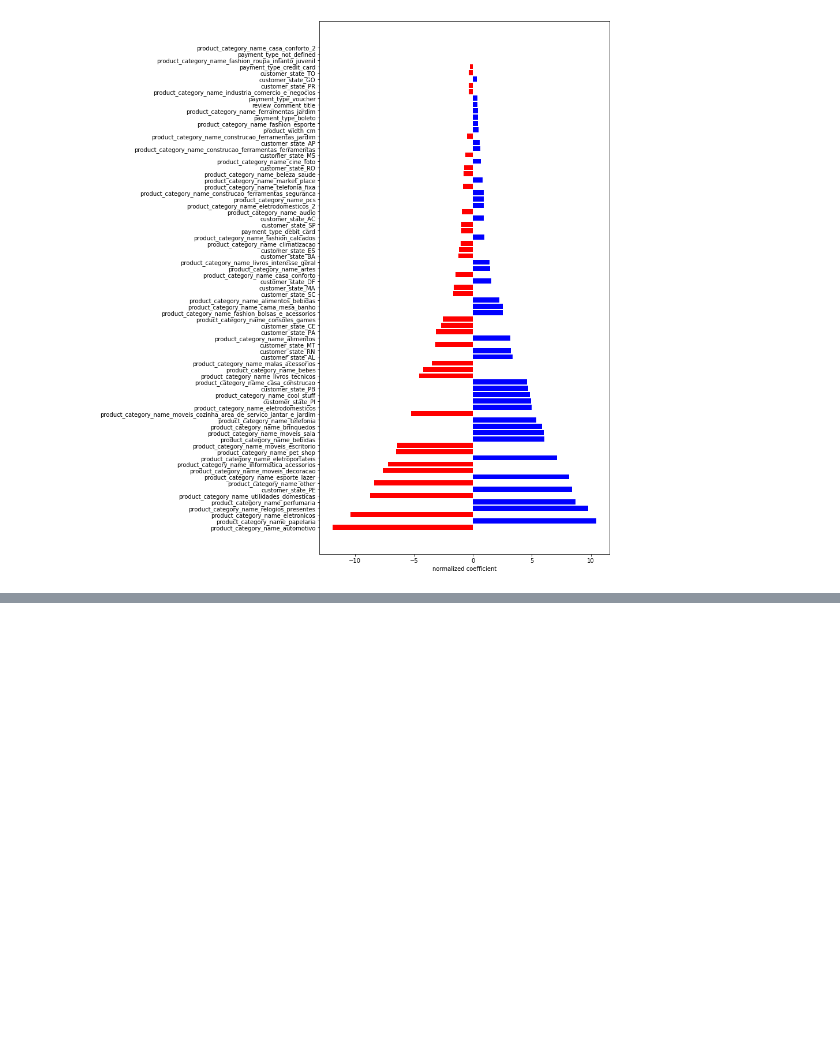
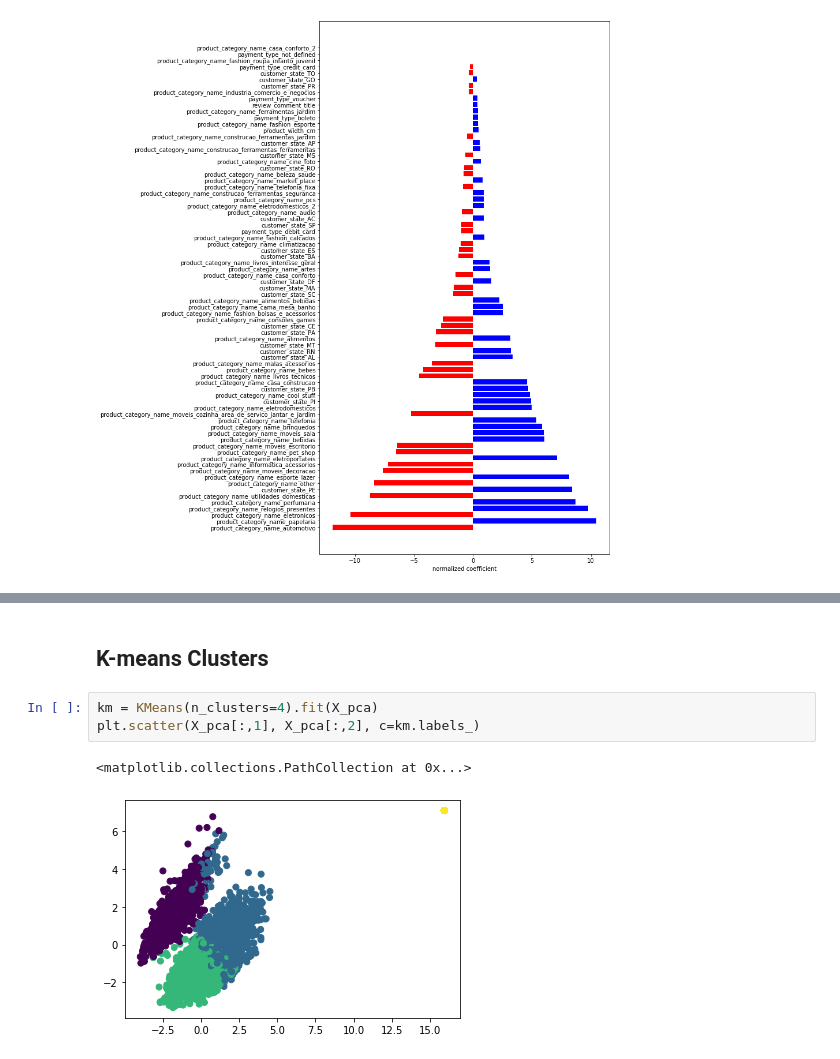
Before and after one commit to alireza-alizadegan/e-commerce-Sales, a Jupyter notebook: Brazil/Customer Segmentation - Scratch.ipynb, the cells around one changed output, grey strips where cells are left out. Drawn from its saved outputs; the diff is of its cells as text; blank space fills up the shorter version.

```diff
--- a/Brazil/Customer Segmentation - Scratch.ipynb
+++ b/Brazil/Customer Segmentation - Scratch.ipynb
@@ -1088,0 +1176,8 @@ Text(0.5, 0, 'normalized coefficient')
+# %% [markdown]
+## K-means Clusters
+# %%
+km = KMeans(n_clusters=4).fit(X_pca)
+plt.scatter(X_pca[:,1], X_pca[:,2], c=km.labels_)
+# %% [output]
+<matplotlib.collections.PathCollection at 0x...>
+[figure, added]
```
Also changed, not shown: parts of 68 cells of this notebook, 1 other file.
